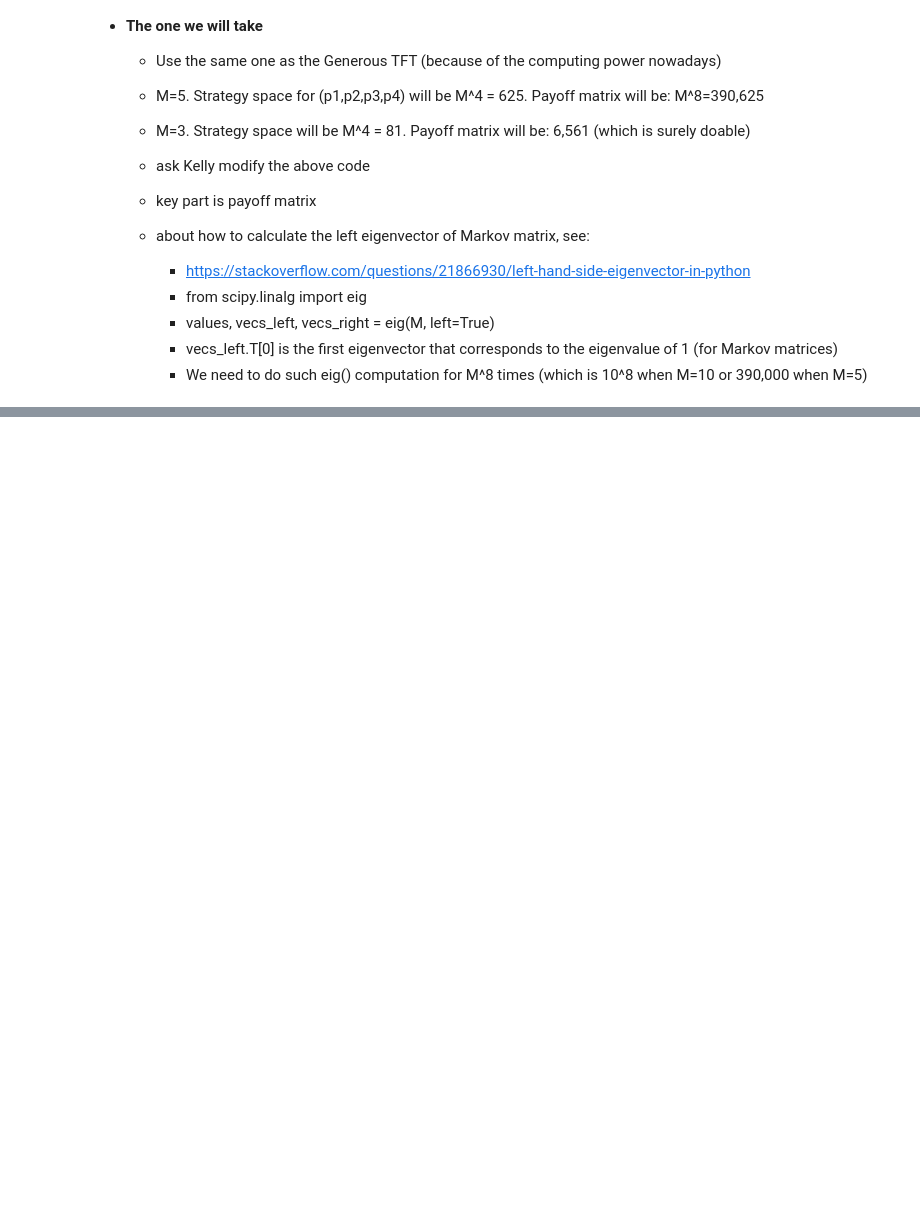
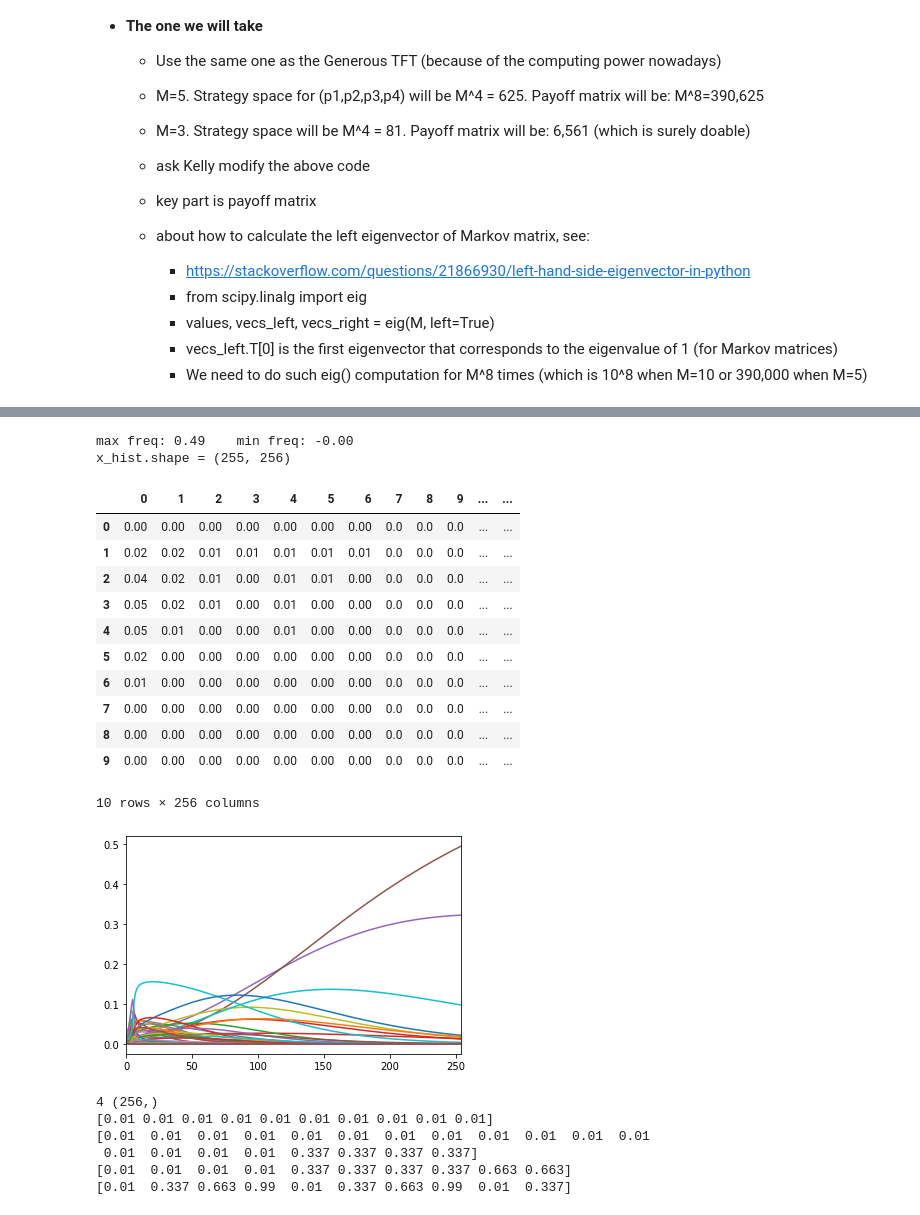
Before and after one commit to kcuii/evolutionary-dynamics, a Jupyter notebook: jw_demo.ipynb, the cells around one changed output, grey strips where cells are left out. Cells and saved outputs as stored; diff of their text form; code cells hidden in the pictures; blank space fills up the shorter version.

```diff
--- a/jw_demo.ipynb
+++ b/jw_demo.ipynb
@@ -372,11 +372,12 @@ Nowak, M. A. & K. Sigmund (1993). A strategy of win-stay, lose-shift that outper
         * vecs_left.T[0] is the first eigenvector that corresponds to the eigenvalue of 1 (for Markov matrices)
         * We need to do such eig() computation for M^8 times (which is 10^8 when M=10 or 390,000 when M=5)
 # %%
+%%time
 # create payoff matrix for win-stay lose-shift experiment
 
 R, S, T, P = 3, 0, 5, 1 # Reward, Suck, Temptation, Punishment
 
-M = 2
+M = 4
 N = M**4 # total strategies in total
 
 proba_list = np.linspace(0.01, .99, M)
@@ -424,7 +425,7 @@ def convert_number(n, base):
         i += 1
     return remainders[::-1]
 
-def add_noise(*arr): return arr #[e+np.random.uniform(0,0.001) for e in arr]
+def add_noise(*arr): return [e+np.random.uniform(0,0.01) for e in arr]
 
 def compute_payoff_between_i_and_j(i, j): # both i and j are in the range of (0, 1, ..., N=M**4-1)
     i1, i2, i3, i4 = convert_number(i, M)
@@ -432,8 +433,11 @@ def compute_payoff_between_i_and_j(i, j): # both i and j are in the range of (0,
 
     p1, p2, p3, p4 = proba_list[i1], proba_list[i2], proba_list[i3], proba_list[i4]
     p1_, p2_, p3_, p4_ = proba_list[j1], proba_list[j2], proba_list[j3], proba_list[j4]
-    p1, p2, p3, p4 = add_noise(p1, p2, p3, p4)
-    p1_, p2_, p3_, p4_ = add_noise(p1_, p2_, p3_, p4_)
+
+    if 1:
+        np.random.seed(123)
+        p1, p2, p3, p4 = add_noise(p1, p2, p3, p4)
+        p1_, p2_, p3_, p4_ = add_noise(p1_, p2_, p3_, p4_)
 
     expected_payoff = payoff(p1, p2, p3, p4, p1_, p2_, p3_, p4_)
 
@@ -473,0 +481,62 @@ array([[1.03 , 2.975, 1.068, 2.985, 2.329, 4.901, 2.985, 4.902, 1.03 ,
+# %%
+def f(x, t):
+    payoff_vector = payoff_matrix.dot(x)
+    phi = x.dot(payoff_vector)
+#     print(f'{phi:.1f}', end=' ')
+    dx = x*(payoff_vector - phi)
+    return dx
+
+stop, cnt = 20*N, 5*N-1
+stop, cnt = 3*N, N-1
+if N<=30:
+    stop, cnt = 500, 99
+t = np.linspace(0, stop, cnt)
+x_init = np.ones(N)/N
+
+x_hist = odeint(f, x_init, t)
+
+print(f'max freq: {x_hist.max():.2f}    min freq: {x_hist.min():.2f}')
+print('x_hist.shape =', x_hist.shape)
+
+
+df = pd.DataFrame(x_hist[:, :])
+df.plot(legend=False)
+
+pd.DataFrame(x_hist).round(2)[:10]
+# %% [output]
+max freq: 0.49    min freq: -0.00
+x_hist.shape = (255, 256)
+|  | 0 | 1 | 2 | 3 | 4 | 5 | 6 | 7 | 8 | 9 | ... | ... |
+| 0 | 0.00 | 0.00 | 0.00 | 0.00 | 0.00 | 0.00 | 0.00 | 0.0 | 0.0 | 0.0 | ... | ... |
+| 1 | 0.02 | 0.02 | 0.01 | 0.01 | 0.01 | 0.01 | 0.01 | 0.0 | 0.0 | 0.0 | ... | ... |
+| 2 | 0.04 | 0.02 | 0.01 | 0.00 | 0.01 | 0.01 | 0.00 | 0.0 | 0.0 | 0.0 | ... | ... |
+| 3 | 0.05 | 0.02 | 0.01 | 0.00 | 0.01 | 0.00 | 0.00 | 0.0 | 0.0 | 0.0 | ... | ... |
+| 4 | 0.05 | 0.01 | 0.00 | 0.00 | 0.01 | 0.00 | 0.00 | 0.0 | 0.0 | 0.0 | ... | ... |
+| 5 | 0.02 | 0.00 | 0.00 | 0.00 | 0.00 | 0.00 | 0.00 | 0.0 | 0.0 | 0.0 | ... | ... |
+| 6 | 0.01 | 0.00 | 0.00 | 0.00 | 0.00 | 0.00 | 0.00 | 0.0 | 0.0 | 0.0 | ... | ... |
+| 7 | 0.00 | 0.00 | 0.00 | 0.00 | 0.00 | 0.00 | 0.00 | 0.0 | 0.0 | 0.0 | ... | ... |
+| 8 | 0.00 | 0.00 | 0.00 | 0.00 | 0.00 | 0.00 | 0.00 | 0.0 | 0.0 | 0.0 | ... | ... |
+| 9 | 0.00 | 0.00 | 0.00 | 0.00 | 0.00 | 0.00 | 0.00 | 0.0 | 0.0 | 0.0 | ... | ... |
+10 rows × 256 columns
+[figure, added]
+# %%
+m = M
+r, s, t, p = np.zeros((4, m**4))
+for i in range(m**4):
+    a, b, c, d = convert_number(i, m)
+    r[i] = proba_list[a]
+    s[i] = proba_list[b]
+    t[i] = proba_list[c]
+    p[i] = proba_list[d]
+print(m, r.shape)
+print(r[:10])
+print(s[:20])
+print(t[:10])
+print(p[:10])
+# %% [output]
+4 (256,)
+[0.01 0.01 0.01 0.01 0.01 0.01 0.01 0.01 0.01 0.01]
+[0.01  0.01  0.01  0.01  0.01  0.01  0.01  0.01  0.01  0.01  0.01  0.01
+ 0.01  0.01  0.01  0.01  0.337 0.337 0.337 0.337]
+[0.01  0.01  0.01  0.01  0.337 0.337 0.337 0.337 0.663 0.663]
+[0.01  0.337 0.663 0.99  0.01  0.337 0.663 0.99  0.01  0.337]
```
Also changed, not shown: parts of 5 cells of this notebook, 1 other file.
